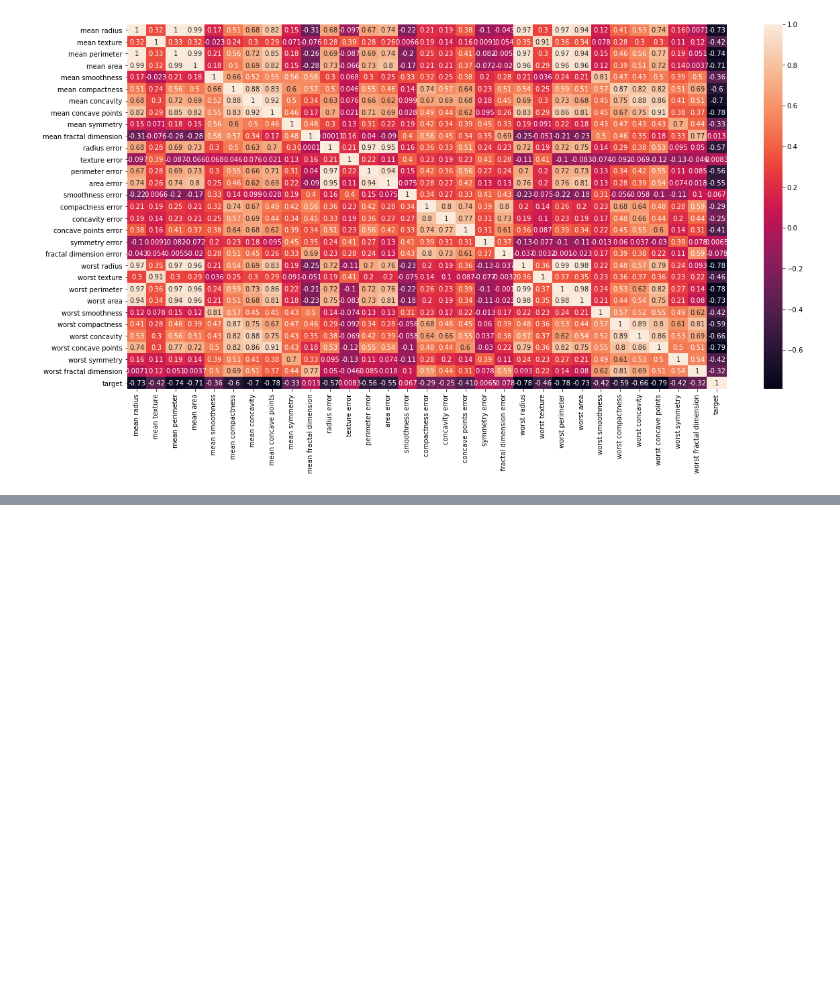
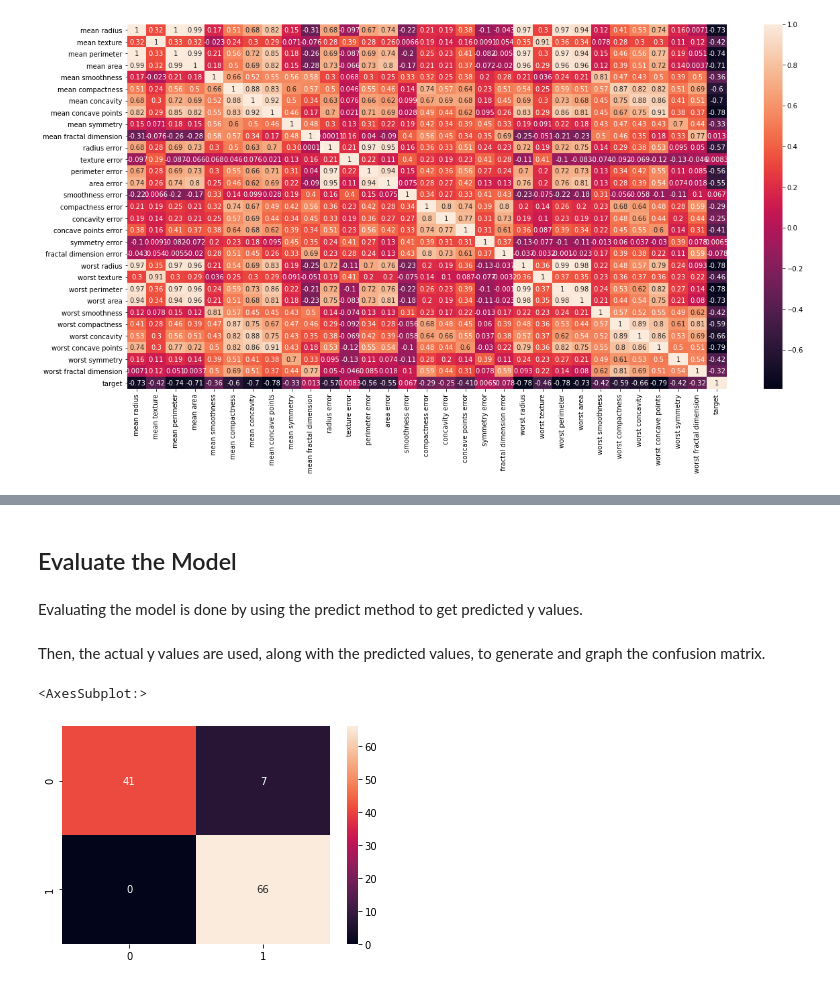
Before and after one commit to AFOL-Dave/CancerDetection, a Jupyter notebook: Cancer Detection.ipynb, the cells around one changed output, grey strips where cells are left out. Cells and saved outputs as stored; diff of their text form; code cells hidden in the pictures; blank space fills up the shorter version.

```diff
--- a/Cancer Detection.ipynb
+++ b/Cancer Detection.ipynb
@@ -139,0 +147,3 @@ sns.heatmap(cancer_frame.corr(), annot=True)
+# %%
+x = cancer_frame.drop(['target'], axis = 1)
+y = cancer_frame['target']
@@ -139,0 +152,2 @@ sns.heatmap(cancer_frame.corr(), annot=True)
+# %%
+x_train, x_test, y_train, y_test = train_test_split(x, y, test_size = 0.2, random_state = 5)
@@ -139,0 +156,17 @@ sns.heatmap(cancer_frame.corr(), annot=True)
+# %%
+svc_model = SVC()
+svc_model.fit(x_train, y_train)
+# %% [markdown]
+## Evaluate the Model
+# %% [markdown]
+Evaluating the model is done by using the predict method to get predicted y values.
+# %%
+y_predict = svc_model.predict(x_test)
+# %% [markdown]
+Then, the actual y values are used, along with the predicted values, to generate and graph the confusion matrix.
+# %%
+cm = confusion_matrix(y_test, y_predict)
+sns.heatmap(cm, annot=True)
+# %% [output]
+<AxesSubplot:>
+[figure, added]
```
Also changed, not shown: parts of 24 cells of this notebook.
